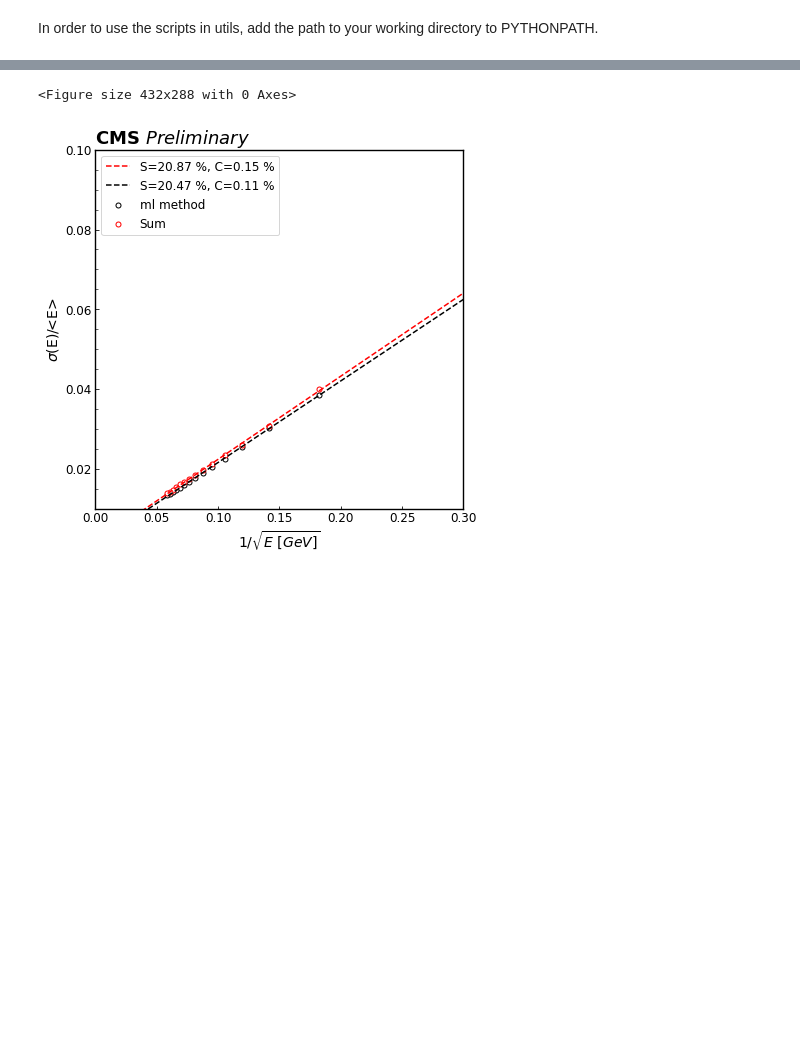
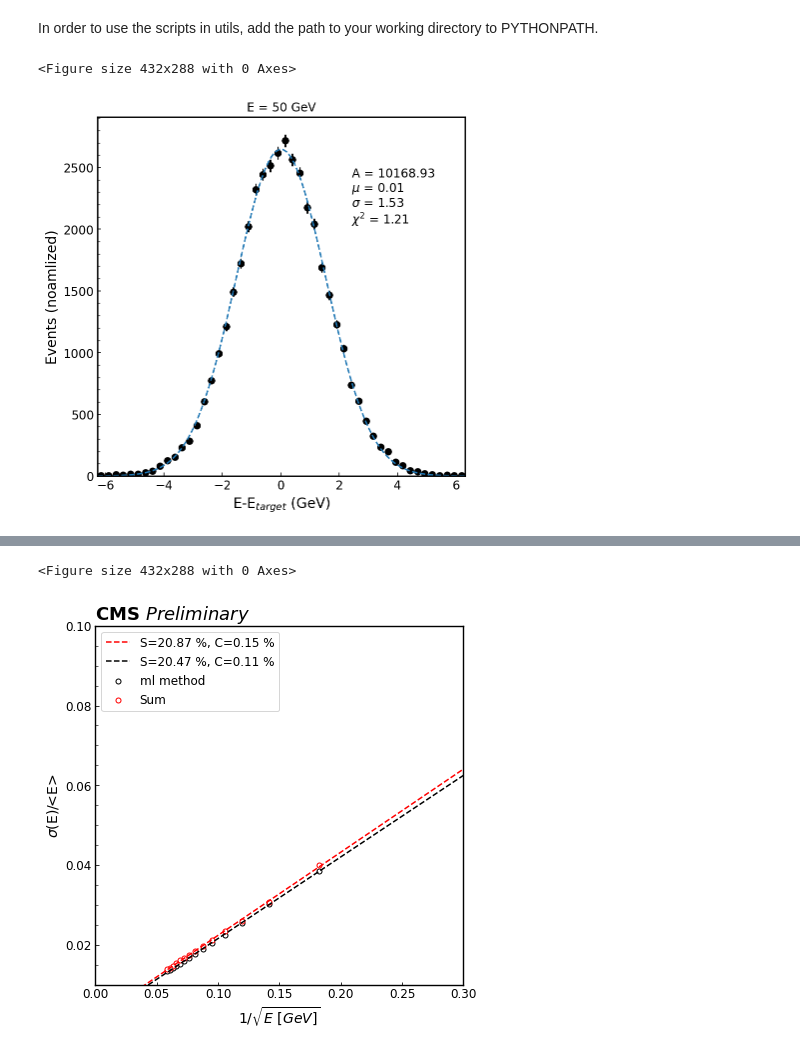
Before and after one commit to FAIR-UMN/FAIR-UMN-HGCAL, a Jupyter notebook: notebooks/GetBinnedResolution.ipynb, the cells around one changed output, grey strips where cells are left out. Cells and saved outputs as stored; diff of their text form; code cells hidden in the pictures; blank space fills up the shorter version.

```diff
--- a/notebooks/GetBinnedResolution.ipynb
+++ b/notebooks/GetBinnedResolution.ipynb
@@ -41,6 +44,24 @@ with open(rechit_energy_file, 'rb') as file_:
 # %%
 fit_parameters_ml_train = {}
 fit_parameters_sum = {}
+# %%
+plt.clf()
+fig, axarray = plt.subplots(1, 1)
+fig.set_figheight(6.6)
+fig.set_figwidth(6.6)
+
+e = 50
+e_min = 40
+e_max = 60
+mask = np.logical_and(targets>e_min, targets<e_max)
+T = np.array(targets)[mask]
+P = np.array(predictions)[mask]
+#S = np.array(ak.sum(energies, axis=1)[mask]*0.01)
+fit_gaussian_res(P-T, axarray, 'mc', e)
+plt.savefig('dnn_resolution.png', dpi=300)
+# %% [output]
+<Figure size 432x288 with 0 Axes>
+[figure, added]
 # %%
 plt.clf()
 fig, axarray = plt.subplots(3, 5)
```
Also changed, not shown: parts of 7 cells of this notebook, 13 other files.
